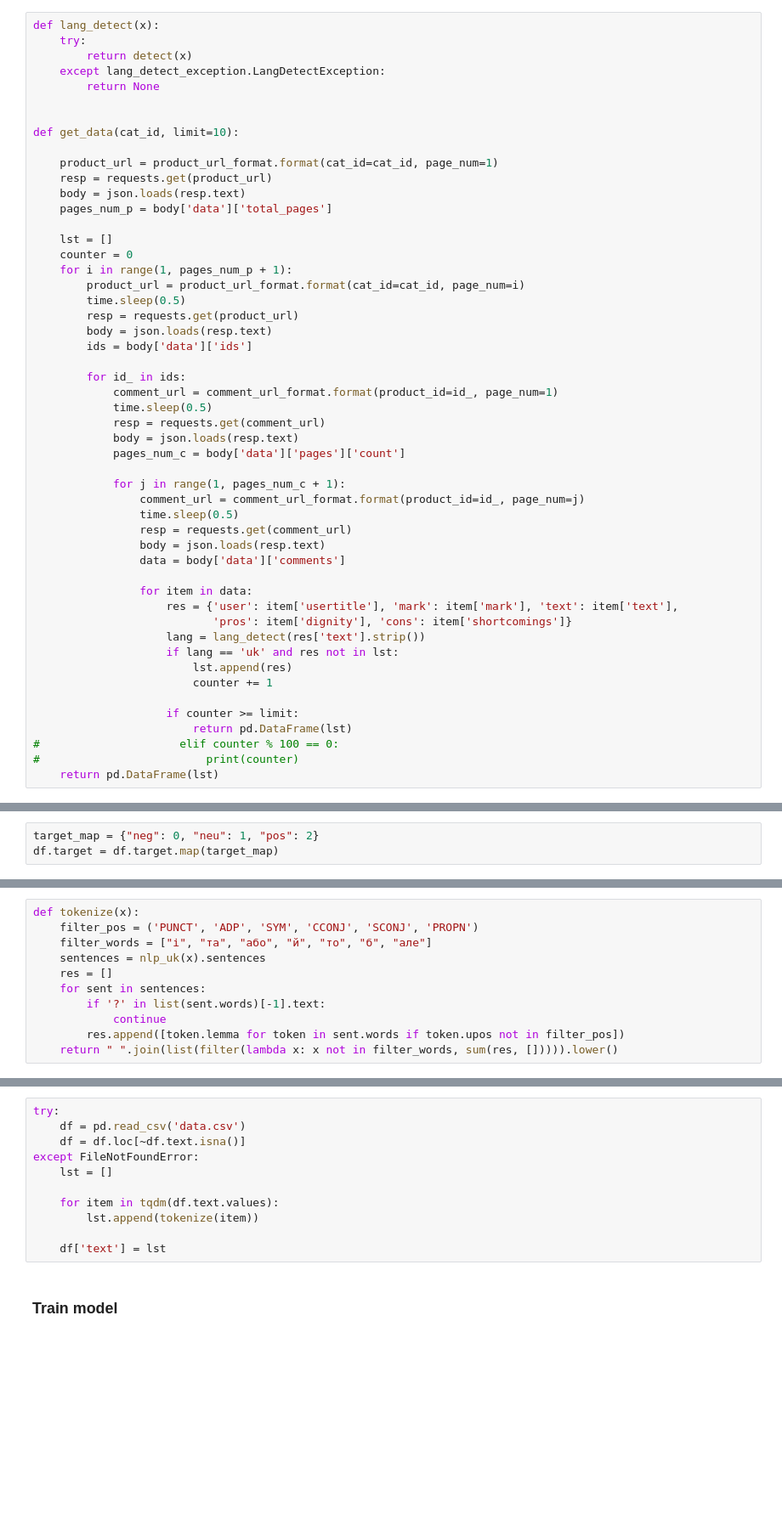
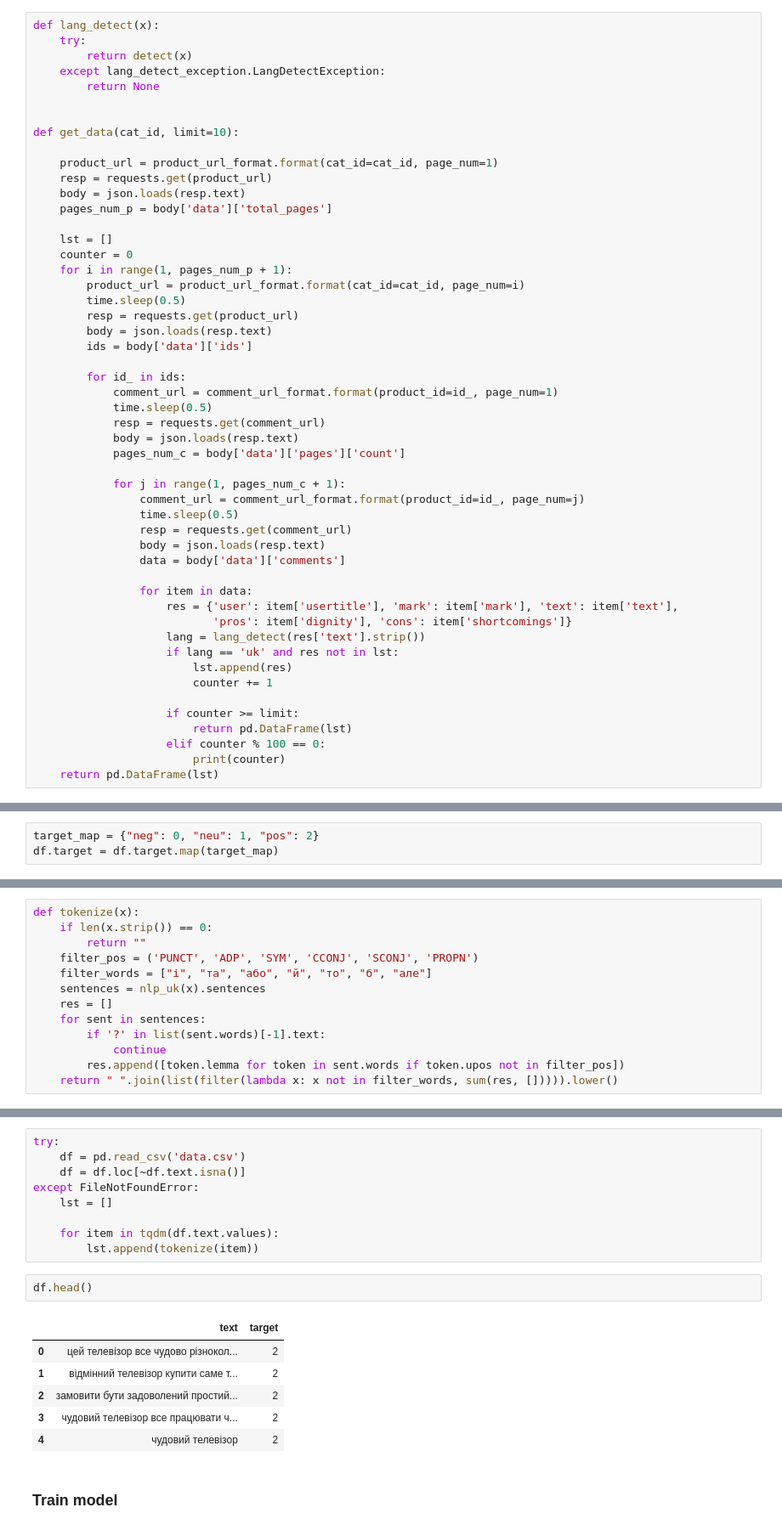
Before and after one commit to vseloved/prj-nlp-2020, a Jupyter notebook: students/DimaSakovich/05-bag-of-words/scrape_data.ipynb, the cells around one changed output, grey strips where cells are left out. Shown at 85% size. Saved outputs shown, nothing was run; the diff lists cells and outputs as text; blank space fills up the shorter version.

```diff
--- a/students/DimaSakovich/05-bag-of-words/scrape_data.ipynb
+++ b/students/DimaSakovich/05-bag-of-words/scrape_data.ipynb
@@ -94,8 +92,8 @@ def get_data(cat_id, limit=10):
 
                     if counter >= limit:
                         return pd.DataFrame(lst)
-#                     elif counter % 100 == 0:
-#                         print(counter)
+                    elif counter % 100 == 0:
+                        print(counter)
     return pd.DataFrame(lst)
 # %% [markdown]
 ### Parse
@@ -154,6 +152,8 @@ df.target.value_counts()
 Name: target, dtype: int64
 # %%
 def tokenize(x):
+    if len(x.strip()) == 0:
+        return ""
     filter_pos = ('PUNCT', 'ADP', 'SYM', 'CCONJ', 'SCONJ', 'PROPN')
     filter_words = ["і", "та", "або", "й", "то", "б", "але"]
     sentences = nlp_uk(x).sentences
@@ -172,7 +194,14 @@ except FileNotFoundError:
 
     for item in tqdm(df.text.values):
         lst.append(tokenize(item))
-
-    df['text'] = lst
+# %%
+df.head()
+# %% [output]
+|  | text | target |
+| 0 | цей телевізор все чудово різнокол... | 2 |
+| 1 | відмінний телевізор купити саме т... | 2 |
+| 2 | замовити бути задоволений простий... | 2 |
+| 3 | чудовий телевізор все працювати ч... | 2 |
+| 4 | чудовий телевізор | 2 |
 # %% [markdown]
 ### Train model
```
Also changed, not shown: parts of 54 cells of this notebook.
